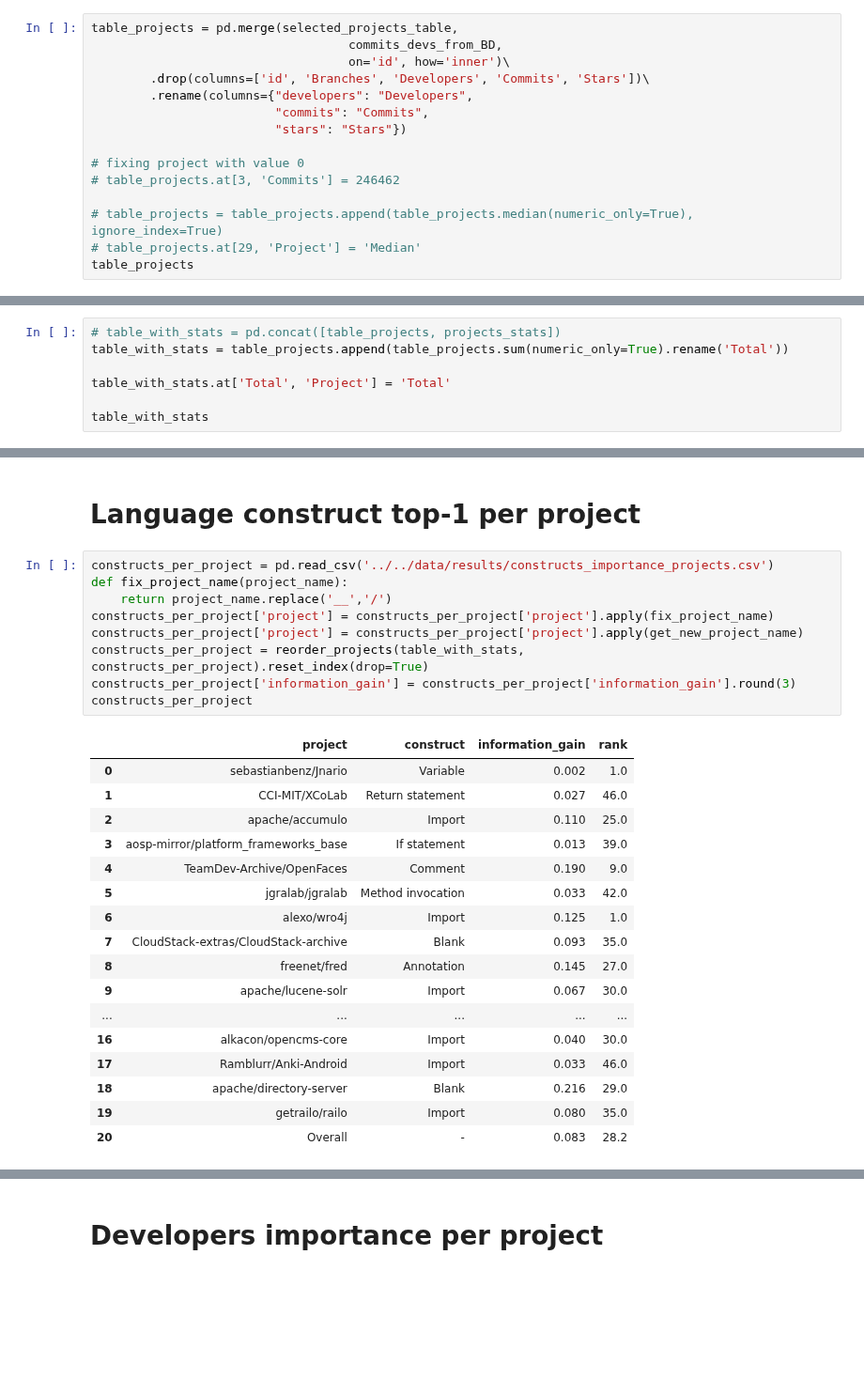
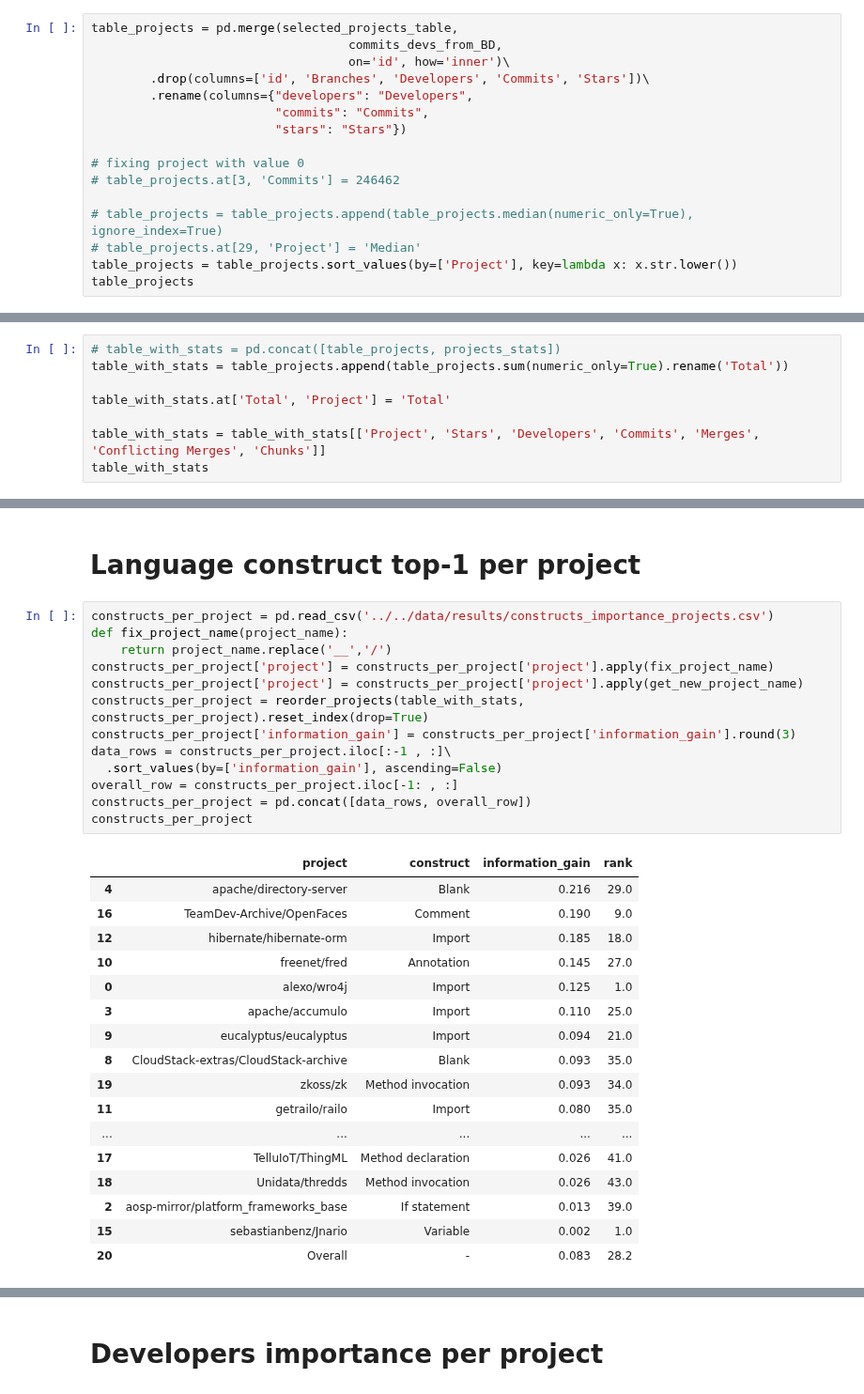
Before and after one commit to gems-uff/mestre, a Jupyter notebook: scripts/paper/tables.ipynb, the cells around one changed output, grey strips where cells are left out. Shown at 94% size. Drawn from its saved outputs; the diff is of its cells as text; blank space fills up the shorter version.

```diff
--- a/scripts/paper/tables.ipynb
+++ b/scripts/paper/tables.ipynb
@@ -390,6 +390,7 @@ table_projects = pd.merge(selected_projects_table,
 
 # table_projects = table_projects.append(table_projects.median(numeric_only=True), ignore_index=True)
 # table_projects.at[29, 'Project'] = 'Median'
+table_projects = table_projects.sort_values(by=['Project'], key=lambda x: x.str.lower())
 table_projects
 # %% [output]
 |  | Project | Chunks | Merges | Conflicting Merges | Commits | Developers | Stars |
@@ -446,5 +447,6 @@ table_with_stats = table_projects.append(table_projects.sum(numeric_only=True).r
 
 table_with_stats.at['Total', 'Project'] = 'Total'
 
+table_with_stats = table_with_stats[['Project', 'Stars', 'Developers', 'Commits', 'Merges', 'Conflicting Merges', 'Chunks']]
 table_with_stats
 # %% [output]
@@ -811,29 +802,33 @@ print(constructs_top10.to_latex(index=False))
 # %%
 constructs_per_project = pd.read_csv('../../data/results/constructs_importance_projects.csv')
 def fix_project_name(project_name):
     return project_name.replace('__','/')
 constructs_per_project['project'] = constructs_per_project['project'].apply(fix_project_name)
 constructs_per_project['project'] = constructs_per_project['project'].apply(get_new_project_name)
 constructs_per_project = reorder_projects(table_with_stats, constructs_per_project).reset_index(drop=True)
 constructs_per_project['information_gain'] = constructs_per_project['information_gain'].round(3)
+data_rows = constructs_per_project.iloc[:-1 , :]\
+  .sort_values(by=['information_gain'], ascending=False)
+overall_row = constructs_per_project.iloc[-1: , :]
+constructs_per_project = pd.concat([data_rows, overall_row])
 constructs_per_project
 # %% [output]
 |  | project | construct | information_gain | rank |
-| 0 | sebastianbenz/Jnario | Variable | 0.002 | 1.0 |
-| 1 | CCI-MIT/XCoLab | Return statement | 0.027 | 46.0 |
-| 2 | apache/accumulo | Import | 0.110 | 25.0 |
-| 3 | aosp-mirror/platform_frameworks_base | If statement | 0.013 | 39.0 |
-| 4 | TeamDev-Archive/OpenFaces | Comment | 0.190 | 9.0 |
-| 5 | jgralab/jgralab | Method invocation | 0.033 | 42.0 |
-| 6 | alexo/wro4j | Import | 0.125 | 1.0 |
-| 7 | CloudStack-extras/CloudStack-archive | Blank | 0.093 | 35.0 |
-| 8 | freenet/fred | Annotation | 0.145 | 27.0 |
-| 9 | apache/lucene-solr | Import | 0.067 | 30.0 |
+| 4 | apache/directory-server | Blank | 0.216 | 29.0 |
+| 16 | TeamDev-Archive/OpenFaces | Comment | 0.190 | 9.0 |
+| 12 | hibernate/hibernate-orm | Import | 0.185 | 18.0 |
+| 10 | freenet/fred | Annotation | 0.145 | 27.0 |
+| 0 | alexo/wro4j | Import | 0.125 | 1.0 |
+| 3 | apache/accumulo | Import | 0.110 | 25.0 |
+| 9 | eucalyptus/eucalyptus | Import | 0.094 | 21.0 |
+| 8 | CloudStack-extras/CloudStack-archive | Blank | 0.093 | 35.0 |
+| 19 | zkoss/zk | Method invocation | 0.093 | 34.0 |
+| 11 | getrailo/railo | Import | 0.080 | 35.0 |
 | ... | ... | ... | ... | ... |
-| 16 | alkacon/opencms-core | Import | 0.040 | 30.0 |
-| 17 | Ramblurr/Anki-Android | Import | 0.033 | 46.0 |
-| 18 | apache/directory-server | Blank | 0.216 | 29.0 |
-| 19 | getrailo/railo | Import | 0.080 | 35.0 |
+| 17 | TelluIoT/ThingML | Method declaration | 0.026 | 41.0 |
+| 18 | Unidata/thredds | Method invocation | 0.026 | 43.0 |
+| 2 | aosp-mirror/platform_frameworks_base | If statement | 0.013 | 39.0 |
+| 15 | sebastianbenz/Jnario | Variable | 0.002 | 1.0 |
 | 20 | Overall | - | 0.083 | 28.2 |
 # %%
 # def fix_big_construct_name(construct_name):
```
Also changed, not shown: parts of 10 cells of this notebook.
